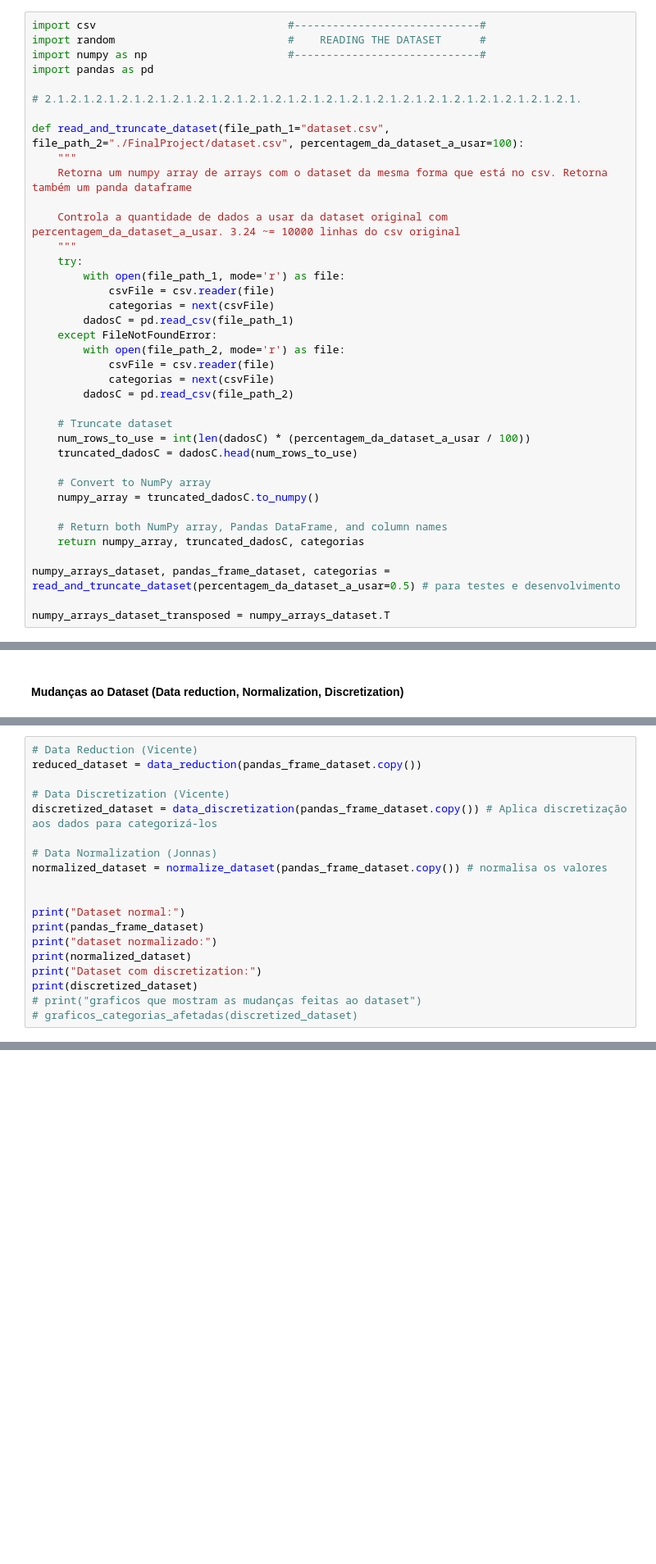
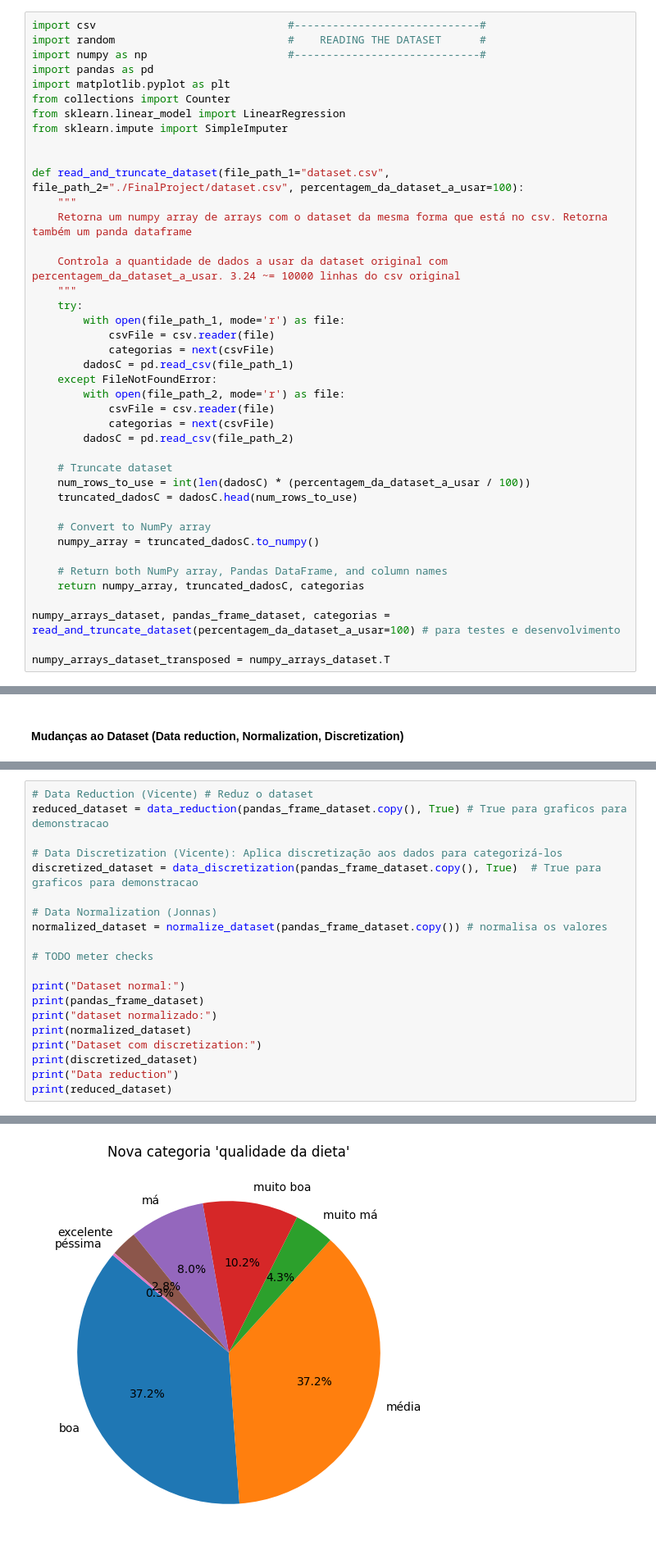
Before and after one commit to Yeshey/IAA-IntroAprendizagemAutomatica, a Jupyter notebook: FinalProject/Project.ipynb, the cells around one changed output, grey strips where cells are left out. Shown at 82% size. Cells and saved outputs as stored; diff of their text form; blank space fills up the shorter version.

Commit message:
data reduction e mais comentarios

```diff
--- a/FinalProject/Project.ipynb
+++ b/FinalProject/Project.ipynb
@@ -28,8 +28,11 @@ import csv                              #-----------------------------#
 import random                           #    READING THE DATASET      #
 import numpy as np                      #-----------------------------#
 import pandas as pd
+import matplotlib.pyplot as plt
+from collections import Counter
+from sklearn.linear_model import LinearRegression
+from sklearn.impute import SimpleImputer
 
-# 2.1.2.1.2.1.2.1.2.1.2.1.2.1.2.1.2.1.2.1.2.1.2.1.2.1.2.1.2.1.2.1.2.1.2.1.2.1.2.1.2.1.
 
 def read_and_truncate_dataset(file_path_1="dataset.csv", file_path_2="./FinalProject/dataset.csv", percentagem_da_dataset_a_usar=100):
     """
@@ -58,7 +61,7 @@ def read_and_truncate_dataset(file_path_1="dataset.csv", file_path_2="./FinalPro
     # Return both NumPy array, Pandas DataFrame, and column names
     return numpy_array, truncated_dadosC, categorias
 
-numpy_arrays_dataset, pandas_frame_dataset, categorias = read_and_truncate_dataset(percentagem_da_dataset_a_usar=0.5) # para testes e desenvolvimento
+numpy_arrays_dataset, pandas_frame_dataset, categorias = read_and_truncate_dataset(percentagem_da_dataset_a_usar=100) # para testes e desenvolvimento
 
 numpy_arrays_dataset_transposed = numpy_arrays_dataset.T
 # %%
@@ -470,15 +515,16 @@ def normalize_dataset(dataset, method='min-max'):
 
     return normalized_dataset
 # %%
-# Data Reduction (Vicente)
-reduced_dataset = data_reduction(pandas_frame_dataset.copy())
+# Data Reduction (Vicente) # Reduz o dataset
+reduced_dataset = data_reduction(pandas_frame_dataset.copy(), True) # True para graficos para demonstracao
 
-# Data Discretization (Vicente)
-discretized_dataset = data_discretization(pandas_frame_dataset.copy()) # Aplica discretização aos dados para categorizá-los
+# Data Discretization (Vicente): Aplica discretização aos dados para categorizá-los
+discretized_dataset = data_discretization(pandas_frame_dataset.copy(), True)  # True para graficos para demonstracao
 
 # Data Normalization (Jonnas)
 normalized_dataset = normalize_dataset(pandas_frame_dataset.copy()) # normalisa os valores
 
+# TODO meter checks
 
 print("Dataset normal:")
 print(pandas_frame_dataset)
@@ -486,6 +532,6 @@ print("dataset normalizado:")
 print(normalized_dataset)
 print("Dataset com discretization:")
 print(discretized_dataset)
-# print("graficos que mostram as mudanças feitas ao dataset")
-# graficos_categorias_afetadas(discretized_dataset)
+print("Data reduction")
+print(reduced_dataset)
 # %% [output]
@@ -508,0 +541 @@ Dataset normal:
+[figure, added]
```
Also changed, not shown: parts of 6 cells of this notebook.
